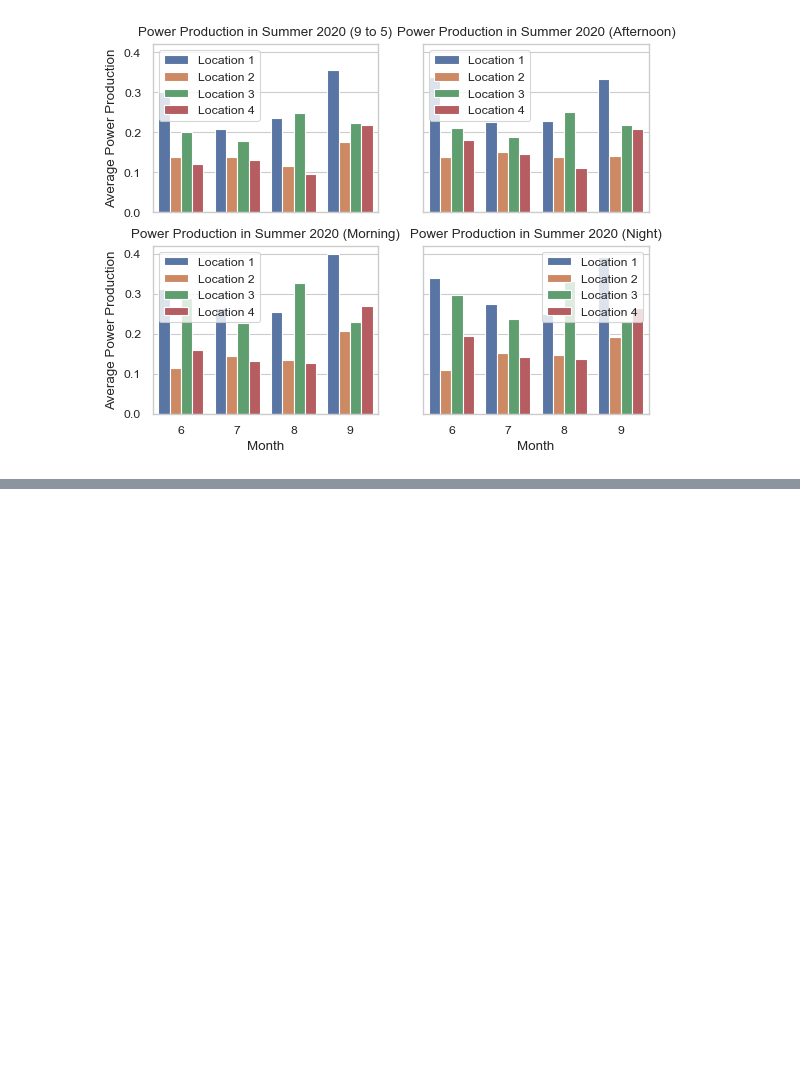
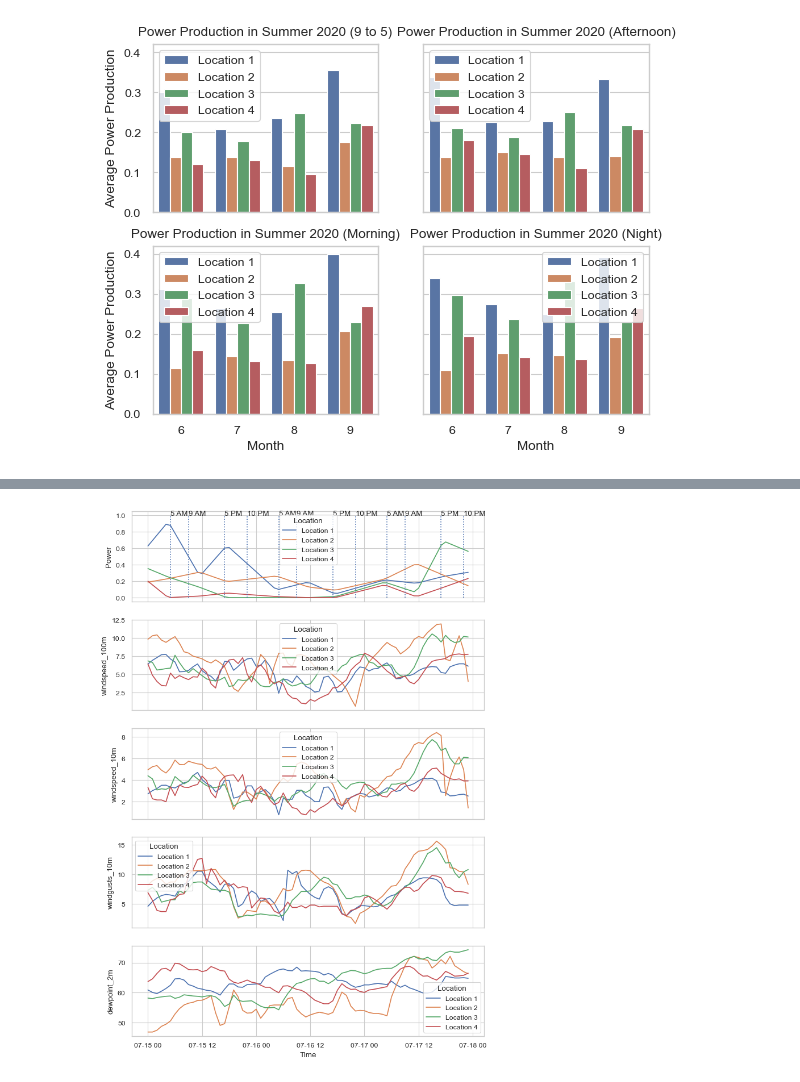
Before and after one commit to WildCodeWolf/Wind-Power-DS, a Jupyter notebook: eda.ipynb, the cells around one changed output, grey strips where cells are left out. Drawn from its saved outputs; the diff is of its cells as text; code cells hidden in the pictures; blank space fills up the shorter version.

```diff
--- a/eda.ipynb
+++ b/eda.ipynb
@@ -181,7 +181,7 @@ df = pd.concat([
     df2,
     df3,
     df4
-], axis=0).reset_index()
+], axis=0)
 # %% [markdown]
 ## Correlations
 
@@ -317,0 +427,50 @@ as we don't generalize this observation and create a more complete overview.
+# %%
+# isolate time range and use `Time` feature as index for the plots
+df_time = df[
+    (df.Year==2020) &
+    (df.Month==7) &
+    ((df.Time.dt.day==15)|(df.Time.dt.day==16)|(df.Time.dt.day==17))
+].set_index('Time')
+
+fig, _ = plt.subplots(5, 1, sharex=True)    # 5 vertically stacked plots
+fig.set_size_inches(8, 12)
+plt.subplot(511)
+sns.lineplot(df_time, x='Time', y='Power', hue='Location')  # 'Power' plot
+line_times = [                                              # daytime lines
+    dt.datetime(2020, 7, 15, 5, 0, 0),
+    dt.datetime(2020, 7, 15, 9, 0, 0),
+    dt.datetime(2020, 7, 15, 17, 0, 0),
+    dt.datetime(2020, 7, 15, 22, 0, 0),
+    dt.datetime(2020, 7, 16, 5, 0, 0),
+    dt.datetime(2020, 7, 16, 9, 0, 0),
+    dt.datetime(2020, 7, 16, 17, 0, 0),
+    dt.datetime(2020, 7, 16, 22, 0, 0),
+    dt.datetime(2020, 7, 17, 5, 0, 0),
+    dt.datetime(2020, 7, 17, 9, 0, 0),
+    dt.datetime(2020, 7, 17, 17, 0, 0),
+    dt.datetime(2020, 7, 17, 22, 0, 0),
+]
+plt.vlines(line_times, 0, 1, linestyles='dotted')           # draw daytime lines
+plt.text(line_times[0], 1, '5 AM')
+plt.text(line_times[1], 1, '9 AM')
+plt.text(line_times[2], 1, '5 PM')
+plt.text(line_times[3], 1, '10 PM')
+plt.text(line_times[4], 1, '5 AM')
+plt.text(line_times[5], 1, '9 AM')
+plt.text(line_times[6], 1, '5 PM')
+plt.text(line_times[7], 1, '10 PM')
+plt.text(line_times[8], 1, '5 AM')
+plt.text(line_times[9], 1, '9 AM')
+plt.text(line_times[10], 1, '5 PM')
+plt.text(line_times[11], 1, '10 PM')
+plt.subplot(512)
+sns.lineplot(df_time, x='Time', y='windspeed_100m', hue='Location') # 'windspeed_100m' plot
+plt.subplot(513)
+sns.lineplot(df_time, x='Time', y='windspeed_10m', hue='Location')  # 'windspeed_10m' plot
+plt.subplot(514)
+sns.lineplot(df_time, x='Time', y='windgusts_10m', hue='Location')  # 'windgusts_10m' plot
+plt.subplot(515)
+sns.lineplot(df_time, x='Time', y='dewpoint_2m', hue='Location')    # 'dewpoint_2m' plot
+plt.show()
+# %% [output]
+[figure, added]
```
Also changed, not shown: parts of 35 cells of this notebook.
